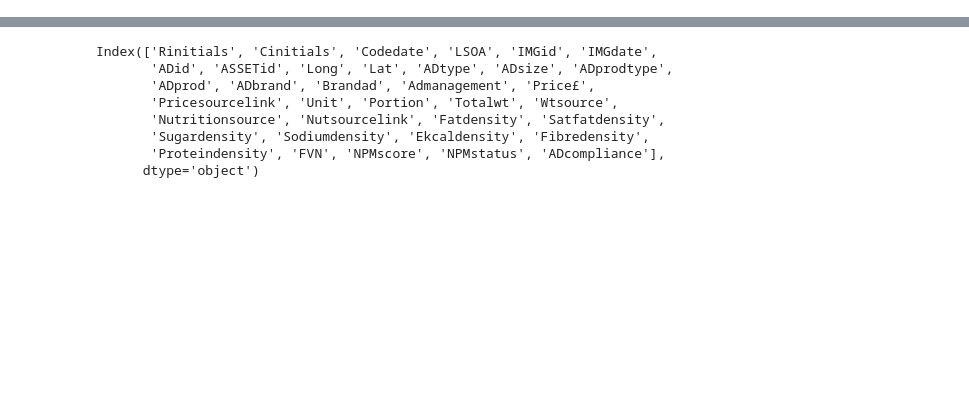
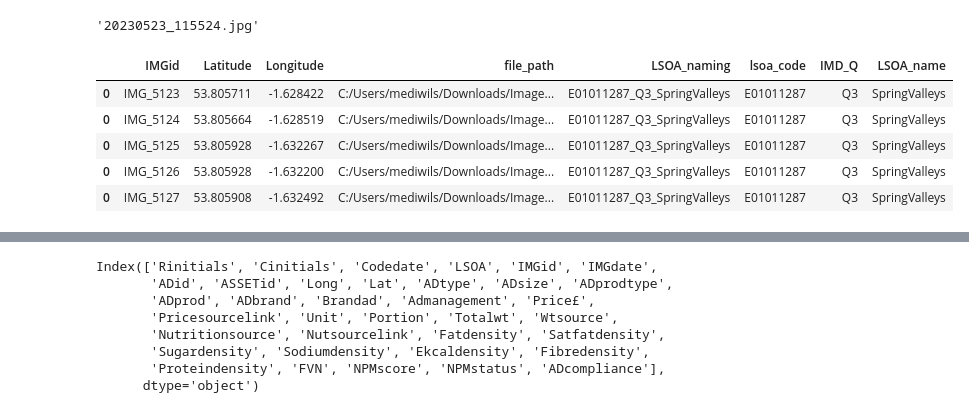
Before and after one commit to imaniwilson1/MAAPs_share, a Jupyter notebook: Pre_processing_img_location_from_directory (1) (1) (2).ipynb, the cells around one changed output, grey strips where cells are left out. Saved outputs shown, nothing was run; the diff lists cells and outputs as text; code cells hidden in the pictures; blank space fills up the shorter version.

```diff
--- a/Pre_processing_img_location_from_directory (1) (1) (2).ipynb
+++ b/Pre_processing_img_location_from_directory (1) (1) (2).ipynb
@@ -114,3 +151,16 @@ FileNotFoundError: [Errno 2] No such file or directory: 'C:/Users/mediwils/Downl
+# %%
+name
+# %% [output]
+'20230523_115524.jpg'
+# %%
+master_df.head()
+# %% [output]
+|  | IMGid | Latitude | Longitude | file_path | LSOA_naming | lsoa_code | IMD_Q | LSOA_name |
+| 0 | IMG_5123 | 53.805711 | -1.628422 | C:/Users/mediwils/Downloads/Image... | E01011287_Q3_SpringValleys | E01011287 | Q3 | SpringValleys |
+| 0 | IMG_5124 | 53.805664 | -1.628519 | C:/Users/mediwils/Downloads/Image... | E01011287_Q3_SpringValleys | E01011287 | Q3 | SpringValleys |
+| 0 | IMG_5125 | 53.805928 | -1.632267 | C:/Users/mediwils/Downloads/Image... | E01011287_Q3_SpringValleys | E01011287 | Q3 | SpringValleys |
+| 0 | IMG_5126 | 53.805928 | -1.632200 | C:/Users/mediwils/Downloads/Image... | E01011287_Q3_SpringValleys | E01011287 | Q3 | SpringValleys |
+| 0 | IMG_5127 | 53.805908 | -1.632492 | C:/Users/mediwils/Downloads/Image... | E01011287_Q3_SpringValleys | E01011287 | Q3 | SpringValleys |
 # %%
 # Get LSOA quantile and other info from file path
 master_df['LSOA_naming'] =master_df['file_path'].str.split('/', expand=True)[5]
```
Also changed, not shown: parts of 20 cells of this notebook.
